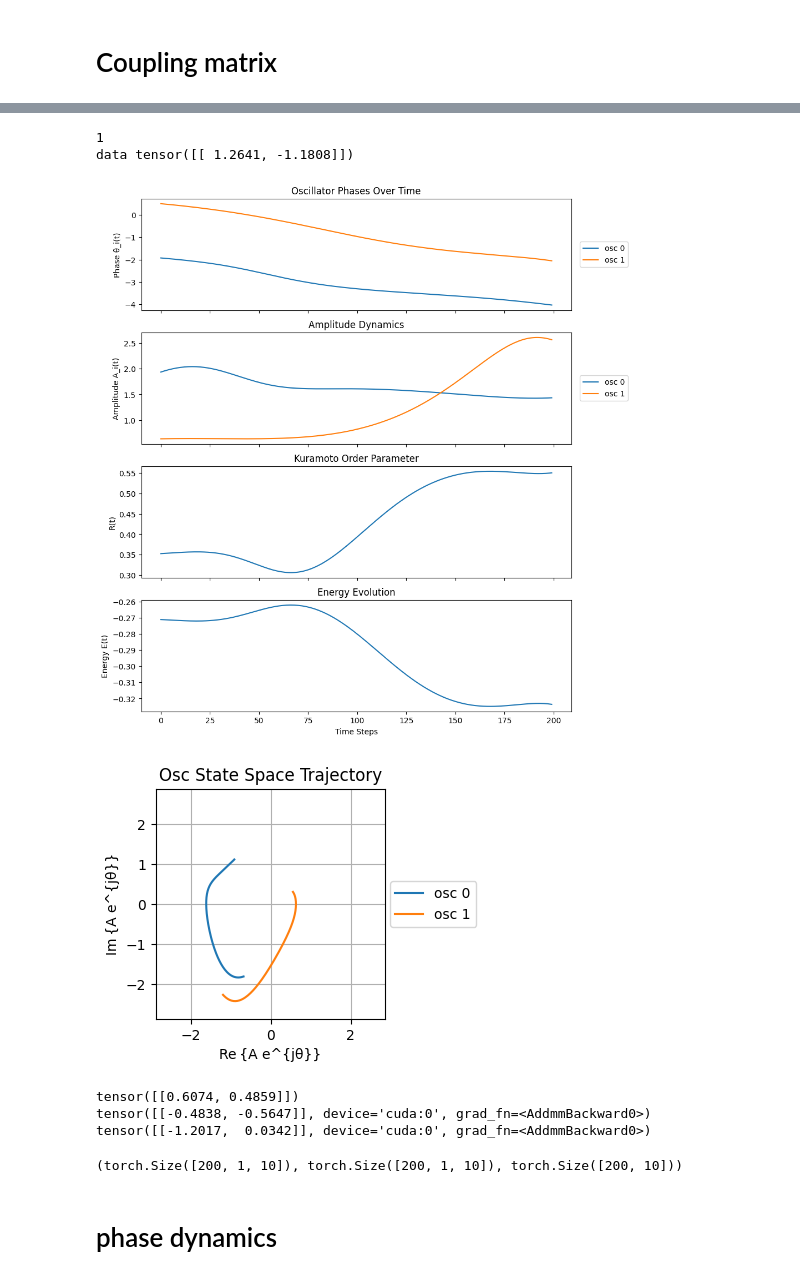
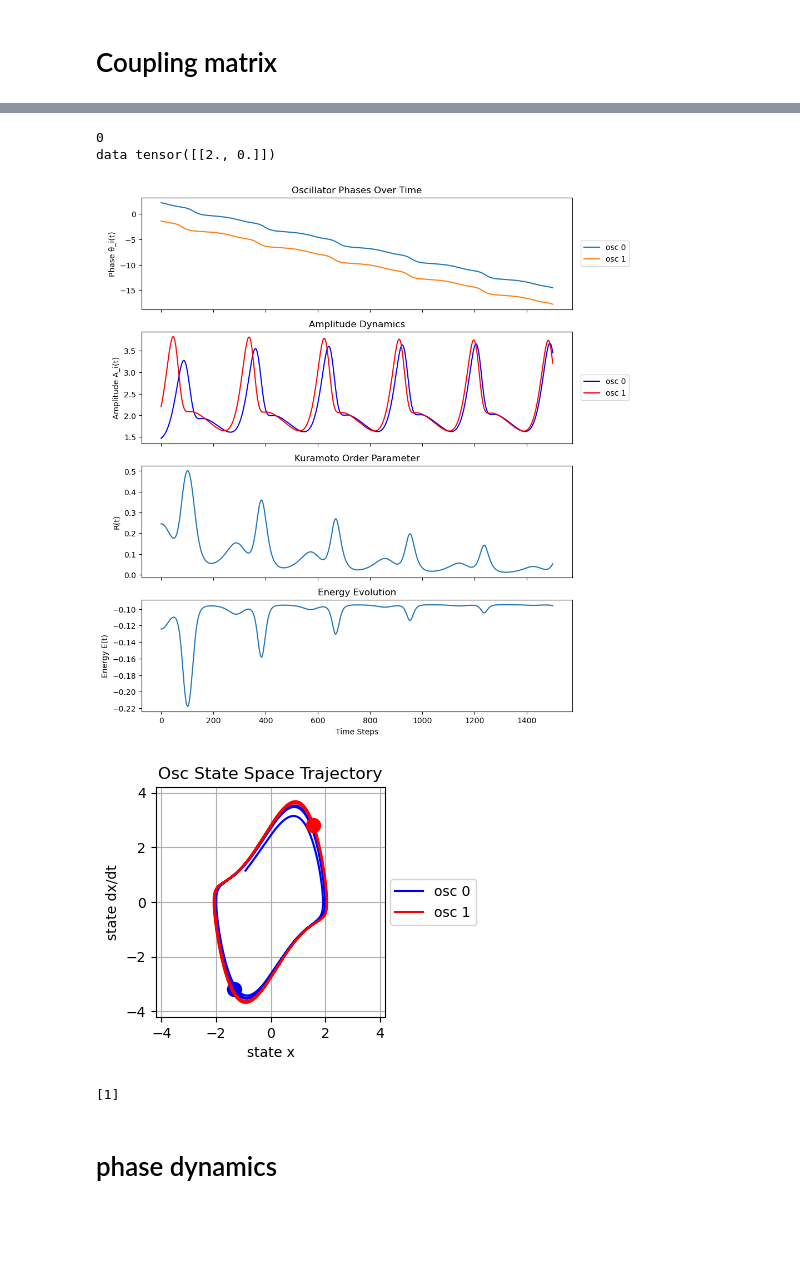
Before and after one commit to seoyumyum/OscillatoryNN, a Jupyter notebook: ONN_Testbench.ipynb, the cells around one changed output, grey strips where cells are left out. Cells and saved outputs as stored; diff of their text form; code cells hidden in the pictures; blank space fills up the shorter version.

```diff
--- a/ONN_Testbench.ipynb
+++ b/ONN_Testbench.ipynb
@@ -223,7 +223,7 @@ plt.show()
 #model     = OscillatorNet(input_dim=2, num_osc=10, T=2.0, dt=0.05).to(device)
 #model     = OscillatorNetFixed(input_dim=2, num_osc=10, T=2.0, dt=0.05).to(device)
 
-model     = VanDerPolONN(input_dim=2, num_osc=2, T=2.0, dt=0.01).to(device)
+model     = VanDerPolONN(input_dim=2, num_osc=2, T=15.0, dt=0.01).to(device)
 
 criterion = nn.CrossEntropyLoss()
 optimizer = optim.Adam(model.parameters(), lr=1e-3)
@@ -500,6 +533,7 @@ def plot_phase_amplitude_energy_R(x_hist, y_hist, K):
     N_osc = x_hist.shape[2]
 
     fig, axs = plt.subplots(4, 1, figsize=(10, 12), sharex=True)
+    color_list = ['b', 'r']
     for i in range(N_osc):
         axs[0].plot(np.unwrap(theta_hist[:, 0, i].numpy()), label=f'osc {i}')
     axs[0].set_ylabel("Phase θ_i(t)")
@@ -507,7 +541,7 @@ def plot_phase_amplitude_energy_R(x_hist, y_hist, K):
     axs[0].legend(loc='center left', bbox_to_anchor=(1.02, 0.5), borderaxespad=0)
 
     for i in range(N_osc):
-        axs[1].plot(amp_hist[:, 0, i].numpy(), label=f'osc {i}')
+        axs[1].plot(amp_hist[:, 0, i].numpy(), color = color_list[i], label=f'osc {i}')
         #axs[1].plot(amp_hist[:, 0].numpy())  # Amplitudes
     axs[1].set_ylabel("Amplitude A_i(t)")
     axs[1].set_title("Amplitude Dynamics")
@@ -527,16 +561,31 @@ def plot_phase_amplitude_energy_R(x_hist, y_hist, K):
     rmax = amp_hist[:, 0, :].max() * 1.1
     for i in range(N_osc):
         z = amp_hist[:, 0, i].numpy() * np.exp(1j * theta_hist[:, 0, i].numpy())
-        ax.plot(z.real, z.imag, '-', lw=1.5, label=f'osc {i}')
+        ax.plot(z.real, z.imag, '-', lw=1.5, color = color_list[i], label=f'osc {i}')
+        plt.plot(z.real[-1], z.imag[-1], 'o',markersize=10, color=color_list[i])
     ax.set_aspect('equal', 'box')
     ax.set_xlim(-rmax, rmax)
     ax.set_ylim(-rmax, rmax)
     ax.set_title(f'Osc State Space Trajectory')
-    ax.set_xlabel('Re {A e^{jθ}}')
-    ax.set_ylabel('Im {A e^{jθ}}')
+    ax.set_xlabel('state x')
+    ax.set_ylabel('state dx/dt')
     ax.legend(loc='center left', bbox_to_anchor=(1.02, 0.5), borderaxespad=0)
     ax.grid(True)
 
 
     plt.tight_layout()
     plt.show()
+    z_real_T = z.real[-1]
+    z_imag_T = z.imag[-1]
+
+def get_state_space(x_hist, y_hist, K):
+    theta_hist = compute_phase(x_hist, y_hist)
+    amp_hist = compute_amplitude(x_hist, y_hist)
+    N_osc = x_hist.shape[2]
+    z_real_T = np.zeros(amp_hist.shape)
+    z_imag_T = np.zeros(amp_hist.shape)
+    for i in range(N_osc):
+        z = amp_hist[:, 0, i].numpy() * np.exp(1j * theta_hist[:, 0, i].numpy())
+        z_real_T[i,:,:] = z.real[-1]
+        z_imag_T[i,:,:] = z.imag[-1]
+    return z_real_T, z_imag_T
@@ -543,45 +719,44 @@ def plot_phase_amplitude_energy_R(x_hist, y_hist, K):
 # %%
 # Assume: `model` is trained VanDerPolONN
 #         `x_input` is a sample input tensor (e.g., x_test[0].unsqueeze(0))
 X, y = make_moons(n_samples=2000, noise=0.1, random_state=42)
 scaler = StandardScaler()
 X = scaler.fit_transform(X)
 
 test_data_flag = 1
-data_idx = 92
+data_idx = 11
 
 
 X_temp, X_test, y_temp, y_test = train_test_split(X, y, test_size=0.2, random_state=42)
 
 if test_data_flag==1:
     data = X_test[data_idx]
     print(y_test[data_idx])
 else:
     data = X_train[data_idx]
     print(y_train[data_idx])
 
+#data = np.array([[-2, 0], [-1.5, 1], [0, 1.5], [0.5, 1.0], [0.5, -0.5]])
+data = -1*torch.tensor([-2,0])
+
 x_sample = torch.tensor(data).float().unsqueeze(0)  # shape (1, 2)
 print('data', x_sample)
 # Simulate and analyze:
-x_hist, y_hist, K = simulate_vdp_onn_dynamics(model, x_sample, T=2.0, dt=0.01, device=device)
+x_hist, y_hist, K = simulate_vdp_onn_dynamics(model, x_sample, T=model.T, dt=model.dt, device=device)
 plot_phase_amplitude_energy_R(x_hist, y_hist, K)
+
+with torch.no_grad():
+    inputs = torch.tensor(x_sample, dtype=torch.float32, device=device)
+    logits = model(inputs)            # shape (N_test, 2)
+    preds = logits.argmax(dim=1).cpu().numpy()
+
+print(preds)
 # %% [output]
-1
-data tensor([[ 1.2641, -1.1808]])
+0
+data tensor([[2., 0.]])
-[figure, old version]
+[figure, new version]
-[figure, old version]
+[figure, new version]
+[1]
-# %%
-print(x_sample)
-print(model.in_x(x_sample.to(device)))
-print(model.in_y(x_sample.to(device)))
-# %% [output]
-tensor([[0.6074, 0.4859]])
-tensor([[-0.4838, -0.5647]], device='cuda:0', grad_fn=<AddmmBackward0>)
-tensor([[-1.2017,  0.0342]], device='cuda:0', grad_fn=<AddmmBackward0>)
-# %%
-x_hist.shape, y_hist.shape, torch.atan2(y_hist, x_hist)[:,0].shape
-# %% [output]
-(torch.Size([200, 1, 10]), torch.Size([200, 1, 10]), torch.Size([200, 10]))
 # %% [markdown]
 # phase dynamics
 # %%
```
Also changed, not shown: parts of 10 cells of this notebook, 1 other file.
